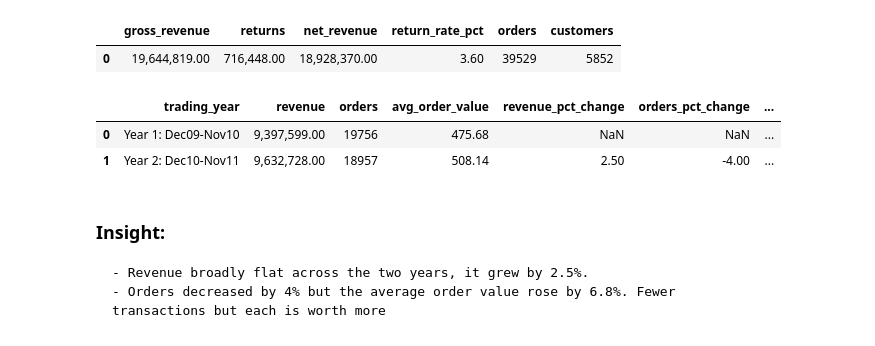
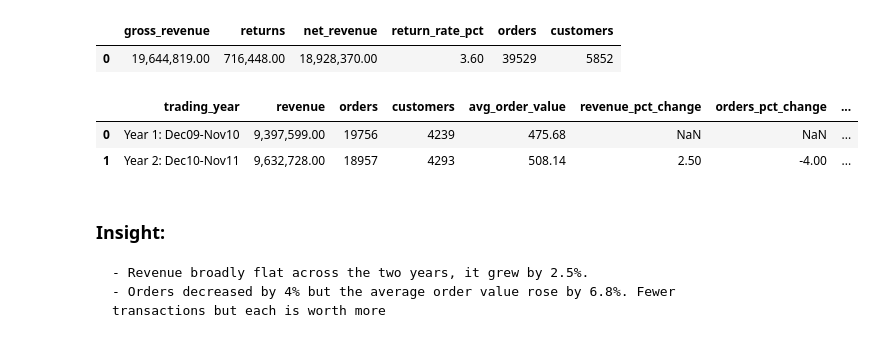
Before and after one commit to Hahm7/online_retail_analysis, a Jupyter notebook: notebooks/analysis.ipynb, the cells around one changed output. Cells and saved outputs as stored; diff of their text form; code cells hidden in the pictures.

```diff
--- a/notebooks/analysis.ipynb
+++ b/notebooks/analysis.ipynb
@@ -78,8 +78,7 @@ con.execute("""
             Revenue
         FROM
             cleaned
-        WHERE is_cancellation = 0
-          AND Quantity > 0
+        WHERE is_cancellation = 0 AND Quantity > 0
     ),
     tagged AS (
         SELECT
@@ -98,36 +97,37 @@ con.execute("""
             ROUND(SUM(Revenue), 0) AS revenue,
             COUNT(DISTINCT Invoice) AS orders,
             COUNT(DISTINCT CustomerID) AS customers,
             ROUND(SUM(Revenue) / COUNT(DISTINCT Invoice), 2) AS avg_order_value
         FROM
             tagged
         WHERE
             trading_year IS NOT NULL
         GROUP BY
             trading_year
         ORDER BY
             trading_year
     )
     SELECT
         trading_year,
         revenue,
         orders,
+        customers,
         avg_order_value,
         ROUND((revenue / LAG(revenue) OVER (ORDER BY trading_year) - 1) * 100, 1)
             AS revenue_pct_change,
         ROUND((orders / LAG(orders) OVER (ORDER BY trading_year) - 1) * 100, 1)
             AS orders_pct_change,
         ROUND((avg_order_value / LAG(avg_order_value) OVER (ORDER BY trading_year) - 1) * 100, 1)
             AS average_order_value_pct_change
     FROM
         yearly
     ORDER BY
         trading_year
 """).fetchdf()
 # %% [output]
-|  | trading_year | revenue | orders | avg_order_value | revenue_pct_change | orders_pct_change | ... |
-| 0 | Year 1: Dec09-Nov10 | 9,397,599.00 | 19756 | 475.68 | NaN | NaN | ... |
-| 1 | Year 2: Dec10-Nov11 | 9,632,728.00 | 18957 | 508.14 | 2.50 | -4.00 | ... |
+|  | trading_year | revenue | orders | customers | avg_order_value | revenue_pct_change | orders_pct_change | ... |
+| 0 | Year 1: Dec09-Nov10 | 9,397,599.00 | 19756 | 4239 | 475.68 | NaN | NaN | ... |
+| 1 | Year 2: Dec10-Nov11 | 9,632,728.00 | 18957 | 4293 | 508.14 | 2.50 | -4.00 | ... |
 # %% [markdown]
 ### Insight:
     - Revenue broadly flat across the two years, it grew by 2.5%.
```
Also changed, not shown: parts of 14 cells of this notebook, 2 other files.
